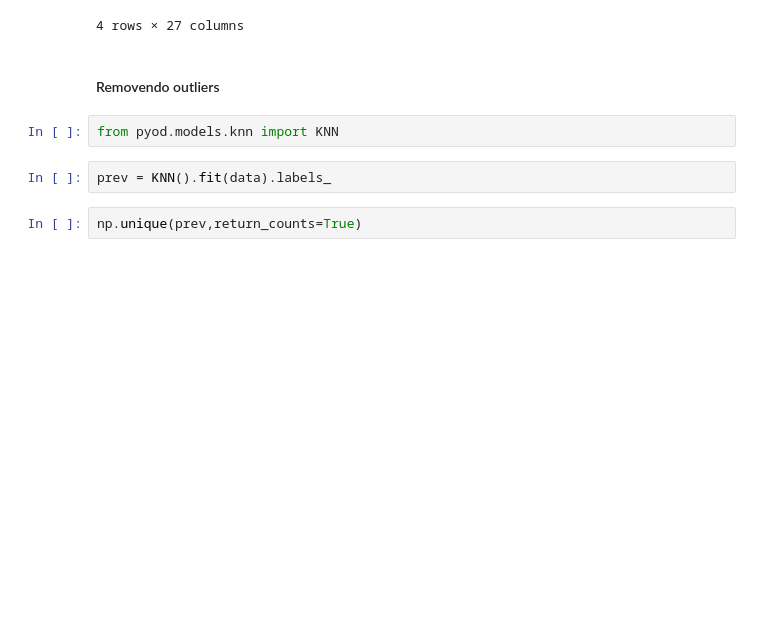
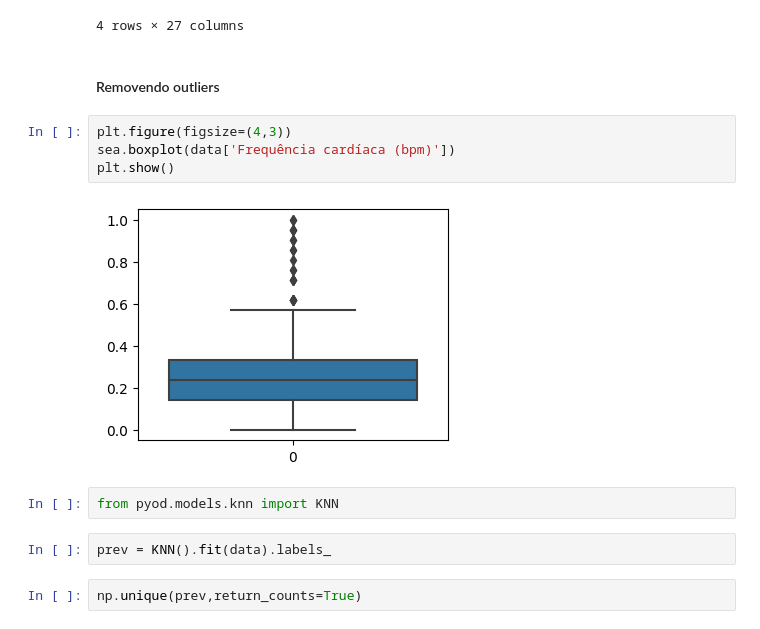
Before and after one commit to kaladabrio2020/Classfica-aoQualidadeDoSono, a Jupyter notebook: DisturbioDoSonoPrediction.ipynb, the cells around one changed output. Cells and saved outputs as stored; diff of their text form; blank space fills up the shorter version.

```diff
--- a/DisturbioDoSonoPrediction.ipynb
+++ b/DisturbioDoSonoPrediction.ipynb
@@ -305,6 +305,12 @@ data.head(4)
 4 rows × 27 columns
 # %% [markdown]
 #### Removendo outliers
+# %%
+plt.figure(figsize=(4,3))
+sea.boxplot(data['Frequência cardíaca (bpm)'])
+plt.show()
+# %% [output]
+[figure, added]
 # %%
 from pyod.models.knn import KNN
 # %%
```
Also changed, not shown: parts of 7 cells of this notebook.
